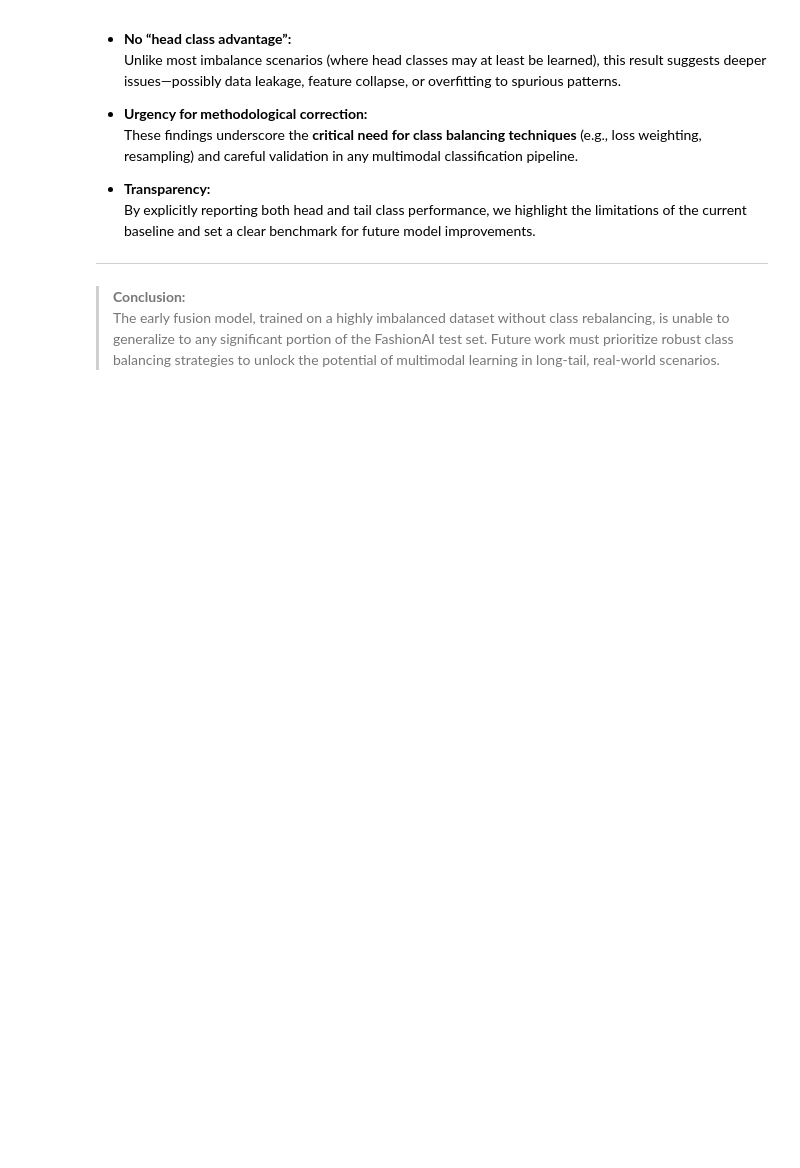
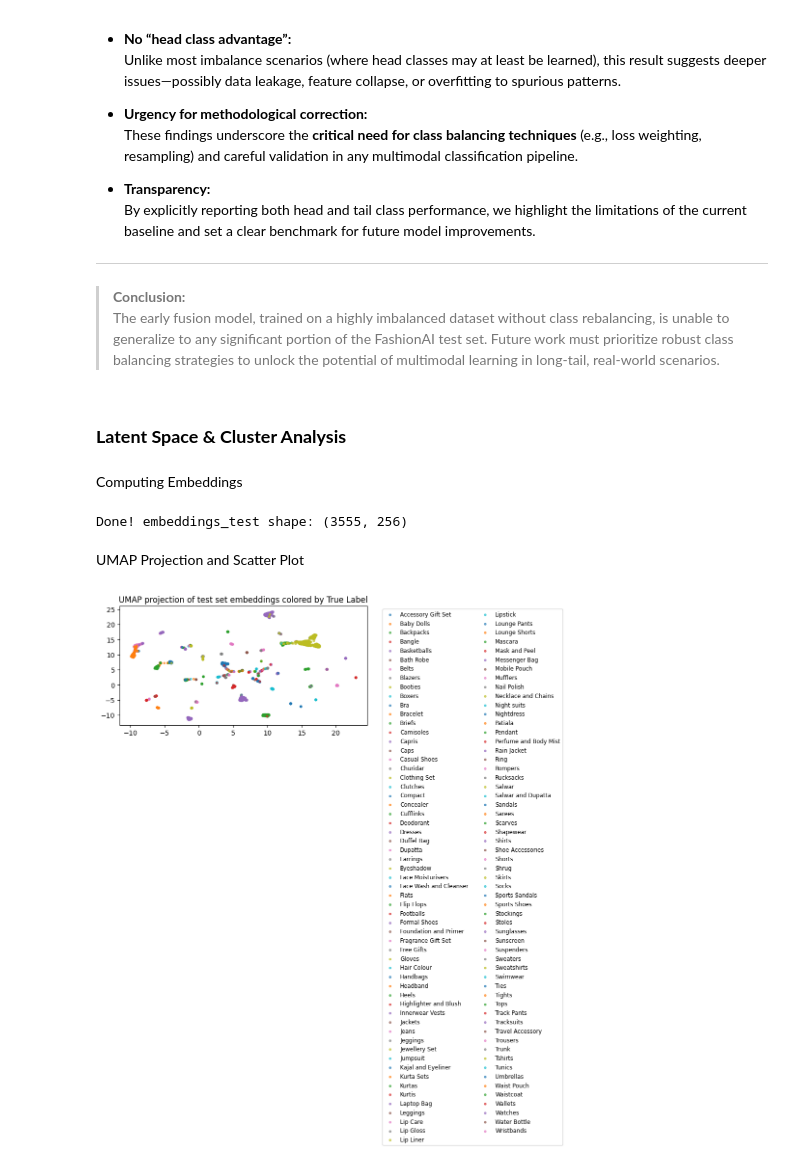
Before and after one commit to PM-0125/COmparative_Study_of_Multimodal_Represenations, a Jupyter notebook: notebooks/02_exploratory_fashionai.ipynb, the cells around one changed output. Cells and saved outputs as stored; diff of their text form; code cells hidden in the pictures; blank space fills up the shorter version.

Commit message:
Refactor exploratory analysis notebook for clarity and organization

```diff
--- a/notebooks/02_exploratory_fashionai.ipynb
+++ b/notebooks/02_exploratory_fashionai.ipynb
@@ -502,3 +502,79 @@ Tail class metrics (remaining 107 classes):
 
 > **Conclusion:**
 > The early fusion model, trained on a highly imbalanced dataset without class rebalancing, is unable to generalize to any significant portion of the FashionAI test set. Future work must prioritize robust class balancing strategies to unlock the potential of multimodal learning in long-tail, real-world scenarios.
+# %% [markdown]
+### **Latent Space & Cluster Analysis**
+# %% [markdown]
+Computing Embeddings
+# %%
+import torch
+from tqdm.auto import tqdm
+
+DEVICE = torch.device('cuda' if torch.cuda.is_available() else 'cpu')
+BATCH_SIZE = 64
+
+# Ensure you have 'model', 'tokenizer', 'test_df', 'image_embeddings' already loaded
+texts = test_df['description'].fillna("").astype(str).tolist()
+img_embs = image_embeddings  # shape: [num_samples, 512]
+
+all_embeddings = []
+y_pred = []
+
+for start in tqdm(range(0, len(texts), BATCH_SIZE)):
+    batch_texts = texts[start:start+BATCH_SIZE]
+    batch_imgs = img_embs[start:start+BATCH_SIZE]
+    # Tokenize
+    enc = tokenizer(
+        batch_texts,
+        padding="max_length",
+        truncation=True,
+        max_length=128,
+        return_tensors="pt"
+    )
+    batch = {k: v.to(DEVICE) for k, v in enc.items()}
+    batch['image_emb'] = torch.tensor(batch_imgs).float().to(DEVICE)
+    with torch.no_grad():
+        # MANUAL FUSION PIPELINE (extract final fused features before head/classifier)
+        x = []
+        input_ids = batch.get('input_ids', None)
+        attn_mask = batch.get('attention_mask', None)
+        if input_ids is not None and attn_mask is not None:
+            bert_out = model.encoder(input_ids=input_ids, attention_mask=attn_mask)
+            pooled = bert_out.last_hidden_state[:, 0, :]
+            x.append(pooled)
+        if 'image_emb' in batch and batch['image_emb'] is not None:
+            x.append(batch['image_emb'])
+        fused = torch.cat(x, dim=1)
+        fused = model.dropout(fused)
+        fused_vec = torch.relu(model.fusion(fused))  # [batch_size, fusion_hidden]
+        logits = model.head(fused_vec)               # [batch_size, n_classes]
+        all_embeddings.append(fused_vec.cpu().numpy())
+        batch_preds = logits.argmax(dim=1).cpu().numpy()
+        y_pred.extend(batch_preds)
+
+embeddings_test = np.concatenate(all_embeddings, axis=0)  # [N, fusion_hidden]
+y_pred = np.array(y_pred)
+print("Done! embeddings_test shape:", embeddings_test.shape)
+# %% [output]
+Done! embeddings_test shape: (3555, 256)
+# %% [markdown]
+UMAP Projection and Scatter Plot
+# %%
+import umap
+import matplotlib.pyplot as plt
+import numpy as np
+
+# UMAP projection
+umap_proj = umap.UMAP(n_components=2, random_state=42).fit_transform(embeddings_test)
+
+# Plot by true label
+plt.figure(figsize=(10,8))
+for label in np.unique(labels_encoded):
+    mask = labels_encoded == label
+    plt.scatter(umap_proj[mask,0], umap_proj[mask,1], s=8, label=idx2label[label], alpha=0.6)
+plt.title("UMAP projection of test set embeddings colored by True Label")
+plt.legend(bbox_to_anchor=(1.05, 1), loc='upper left', fontsize='small', ncol=2)
+plt.tight_layout()
+plt.show()
+# %% [output]
+[figure, added]
```
Also changed, not shown: parts of 26 cells of this notebook.
